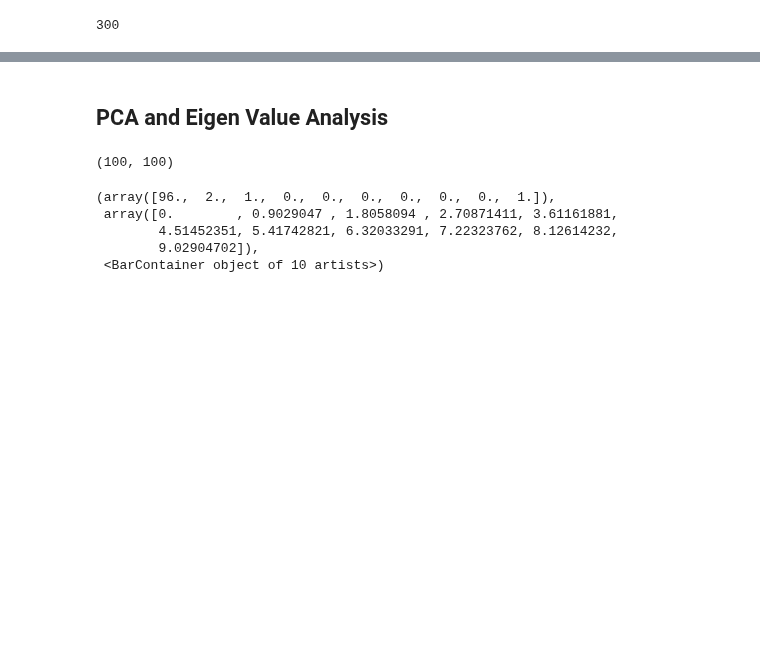
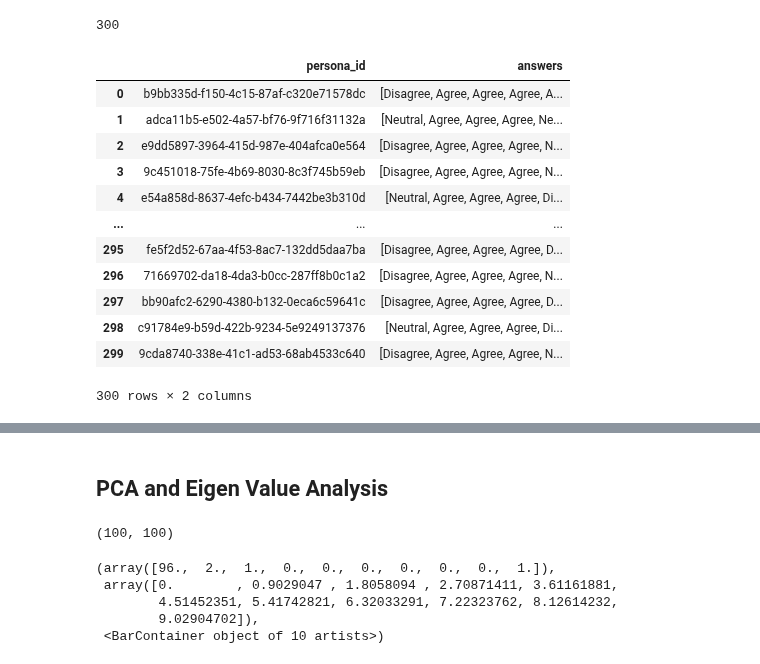
Before and after one commit to amir-abdullah-thoughtworks/psychometrics_for_LLMs, a Jupyter notebook: llm_psychometrics/notebooks/hexaco_personas_analysis_v0.ipynb, the cells around one changed output, grey strips where cells are left out. Saved outputs shown, nothing was run; the diff lists cells and outputs as text; code cells hidden in the pictures; blank space fills up the shorter version.

```diff
--- a/llm_psychometrics/notebooks/hexaco_personas_analysis_v0.ipynb
+++ b/llm_psychometrics/notebooks/hexaco_personas_analysis_v0.ipynb
@@ -31,6 +31,22 @@ for filename in os.listdir(data_dir):
 len(hf_persona_hexaco_results.keys())
 # %% [output]
 300
+# %%
+pd.DataFrame([{"persona_id": key, "answers": hf_persona_hexaco_results[key]['answers'][0]} for key in hf_persona_hexaco_results.keys()])
+# %% [output]
+|  | persona_id | answers |
+| 0 | b9bb335d-f150-4c15-87af-c320e71578dc | [Disagree, Agree, Agree, Agree, A... |
+| 1 | adca11b5-e502-4a57-bf76-9f716f31132a | [Neutral, Agree, Agree, Agree, Ne... |
+| 2 | e9dd5897-3964-415d-987e-404afca0e564 | [Disagree, Agree, Agree, Agree, N... |
+| 3 | 9c451018-75fe-4b69-8030-8c3f745b59eb | [Disagree, Agree, Agree, Agree, N... |
+| 4 | e54a858d-8637-4efc-b434-7442be3b310d | [Neutral, Agree, Agree, Agree, Di... |
+| ... | ... | ... |
+| 295 | fe5f2d52-67aa-4f53-8ac7-132dd5daa7ba | [Disagree, Agree, Agree, Agree, D... |
+| 296 | 71669702-da18-4da3-b0cc-287ff8b0c1a2 | [Disagree, Agree, Agree, Agree, N... |
+| 297 | bb90afc2-6290-4380-b132-0eca6c59641c | [Disagree, Agree, Agree, Agree, D... |
+| 298 | c91784e9-b59d-422b-9234-5e9249137376 | [Neutral, Agree, Agree, Agree, Di... |
+| 299 | 9cda8740-338e-41c1-ad53-68ab4533c640 | [Disagree, Agree, Agree, Agree, N... |
+300 rows × 2 columns
 # %%
 persona_hexaco_str_answers_df = pd.DataFrame([{"persona_id": key, "answers": hf_persona_hexaco_results[key]['answers'][0]} for key in hf_persona_hexaco_results.keys()])
 
```
Also changed, not shown: parts of 2 cells of this notebook, 45 other files.
